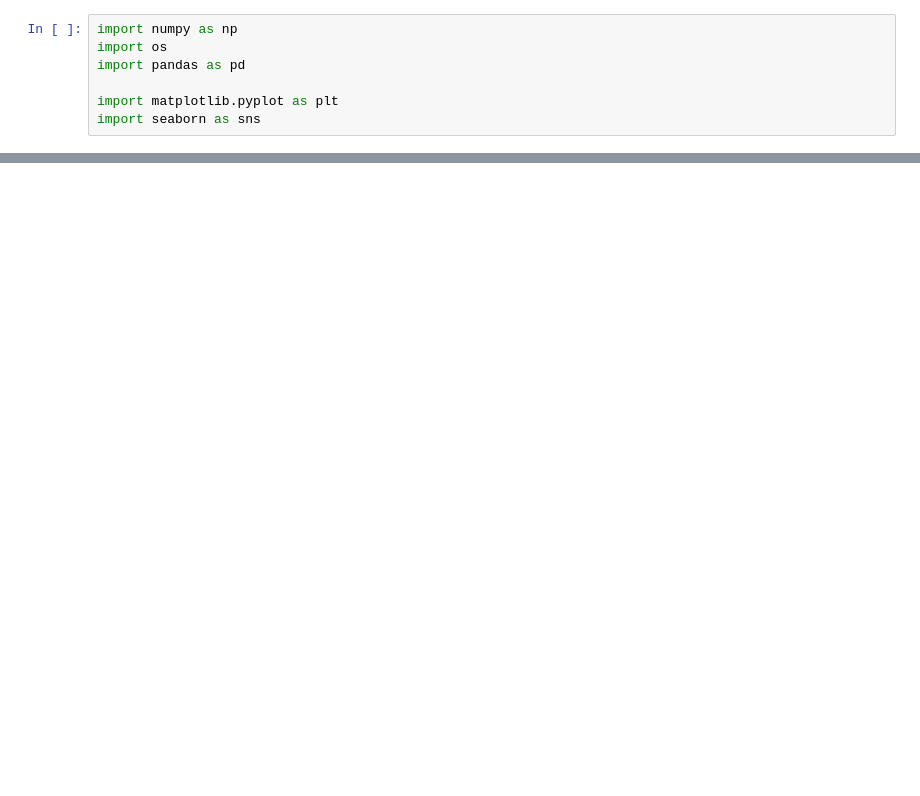
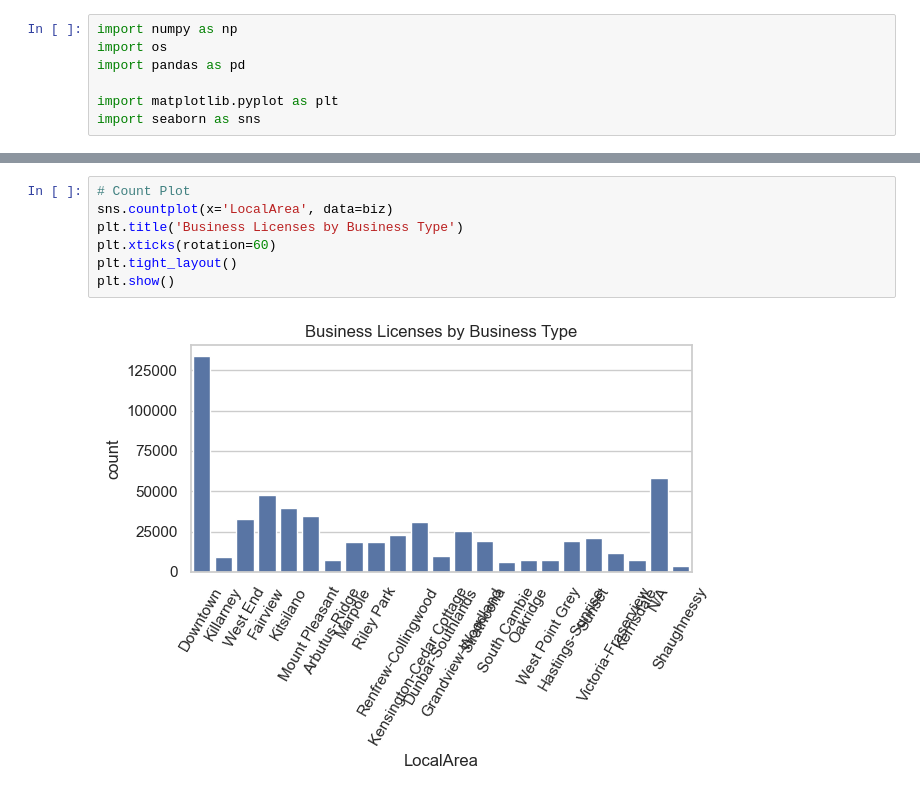
Before and after one commit to seansjj/business_trends, a Jupyter notebook: code/analysis.ipynb, the cells around one changed output, grey strips where cells are left out. Cells and saved outputs as stored; diff of their text form; blank space fills up the shorter version.

```diff
--- a/code/analysis.ipynb
+++ b/code/analysis.ipynb
@@ -24,0 +35,9 @@ mask = np.triu(correl_matrix)
+# %%
+# Count Plot
+sns.countplot(x='LocalArea', data=biz)
+plt.title('Business Licenses by Business Type')
+plt.xticks(rotation=60)
+plt.tight_layout()
+plt.show()
+# %% [output]
+[figure, added]
```
Also changed, not shown: parts of 4 cells of this notebook, 4 other files.
